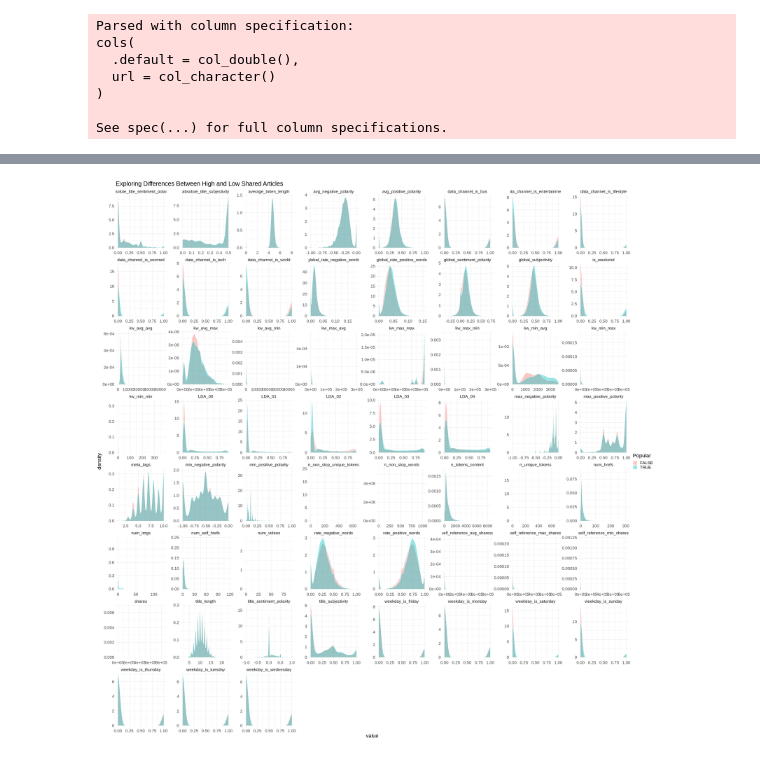
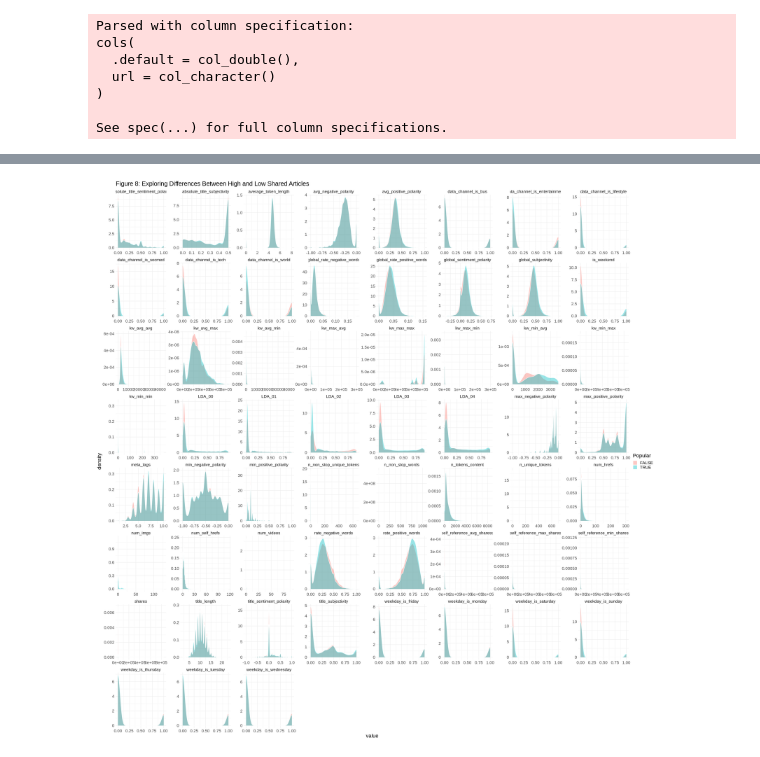
Before and after one commit to dgjfaber/dsci100project, a Jupyter notebook: FinalModel.ipynb, the cells around one changed output, grey strips where cells are left out. Drawn from its saved outputs; the diff is of its cells as text; code cells hidden in the pictures.

```diff
--- a/FinalModel.ipynb
+++ b/FinalModel.ipynb
@@ -223,11 +245,13 @@ plot_grid(title_length_plot,
 # %%
 explore_data <- named_data %>%
     mutate (Popular = shares > 1500)%>%
-    mutate(Popular = as_factor(Popular)) %>%
     select(-url, -timedelta)
-head(explore_data)
-explore_data %>%
-    group_by(Popular) %>%
-    summarize(n=n()) %>%
-    select(Popular, n)
+
+table_6 <- explore_data %>%
+            group_by(Popular) %>%
+            summarize(n=n()) %>%
+            select(Popular, n)
+
+print("Table 6: Distribution of Popular-Unpopular Split")
+table_6
 # %% [output]
@@ -249,12 +265,13 @@ A tibble: 2 × 2
 # %%
 options(repr.plot.height = 30, repr.plot.width = 30)
-explore_data %>%
-    pivot_longer(cols = -Popular, names_to = 'category', values_to = 'value')  %>%
-    ggplot(aes(value, fill = Popular)) +
-        geom_density(alpha = 0.4, colour = 'white') +
-        facet_wrap(~ category, scales = 'free') +
-        theme_minimal() +
-        theme(text = element_text(size = 20))+
-        ggtitle("Exploring Differences Between High and Low Shared Articles")
+figure_8 <- explore_data %>%
+            pivot_longer(cols = -Popular, names_to = 'category', values_to = 'value')  %>%
+            ggplot(aes(value, fill = Popular)) +
+                geom_density(alpha = 0.4, colour = 'white') +
+                facet_wrap(~ category, scales = 'free') +
+                theme_minimal() +
+                theme(text = element_text(size = 20))+
+                ggtitle("Figure 8: Exploring Differences Between High and Low Shared Articles")
+figure_8
 # %% [output]
-[figure, old version]
+[figure, new version]
```
Also changed, not shown: parts of 13 cells of this notebook.
